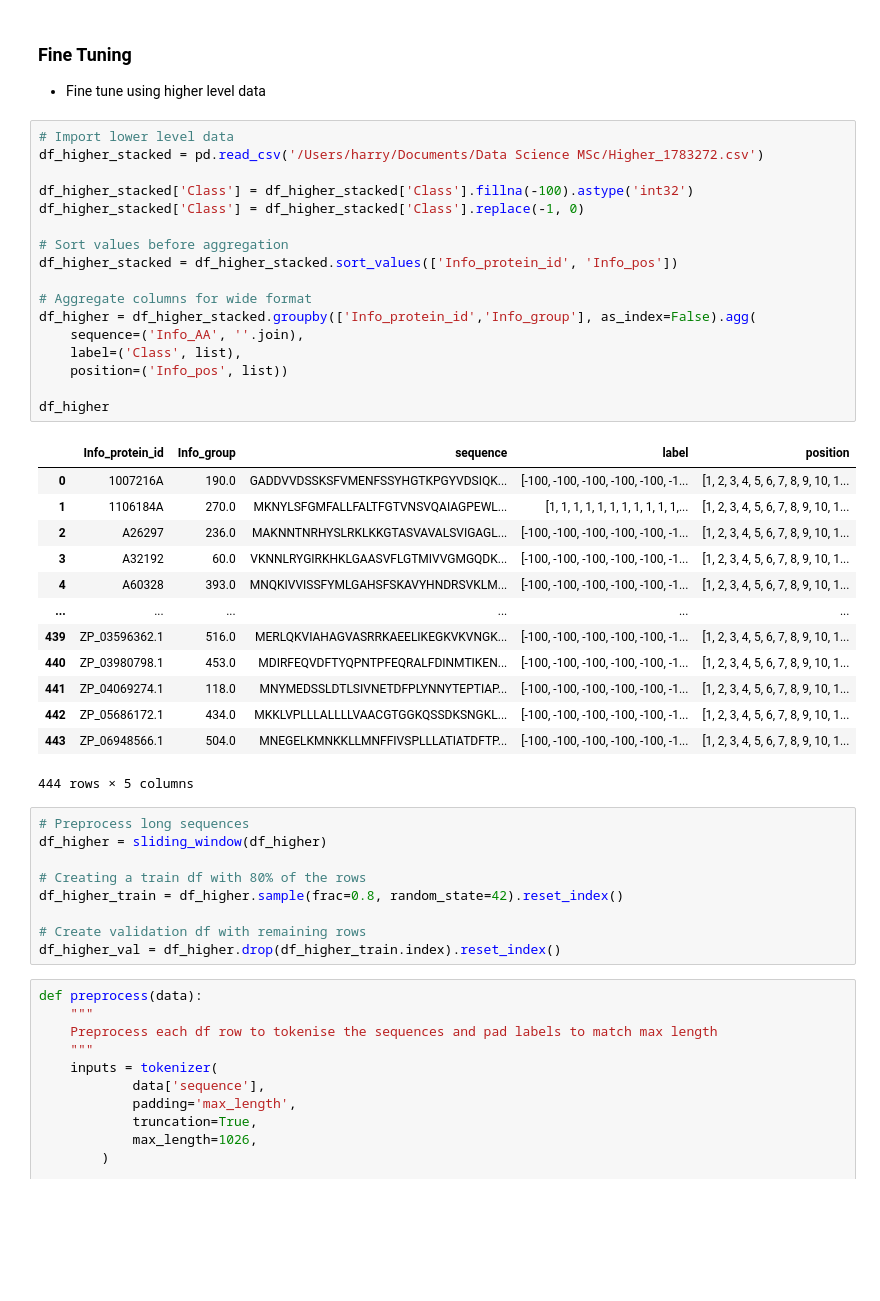
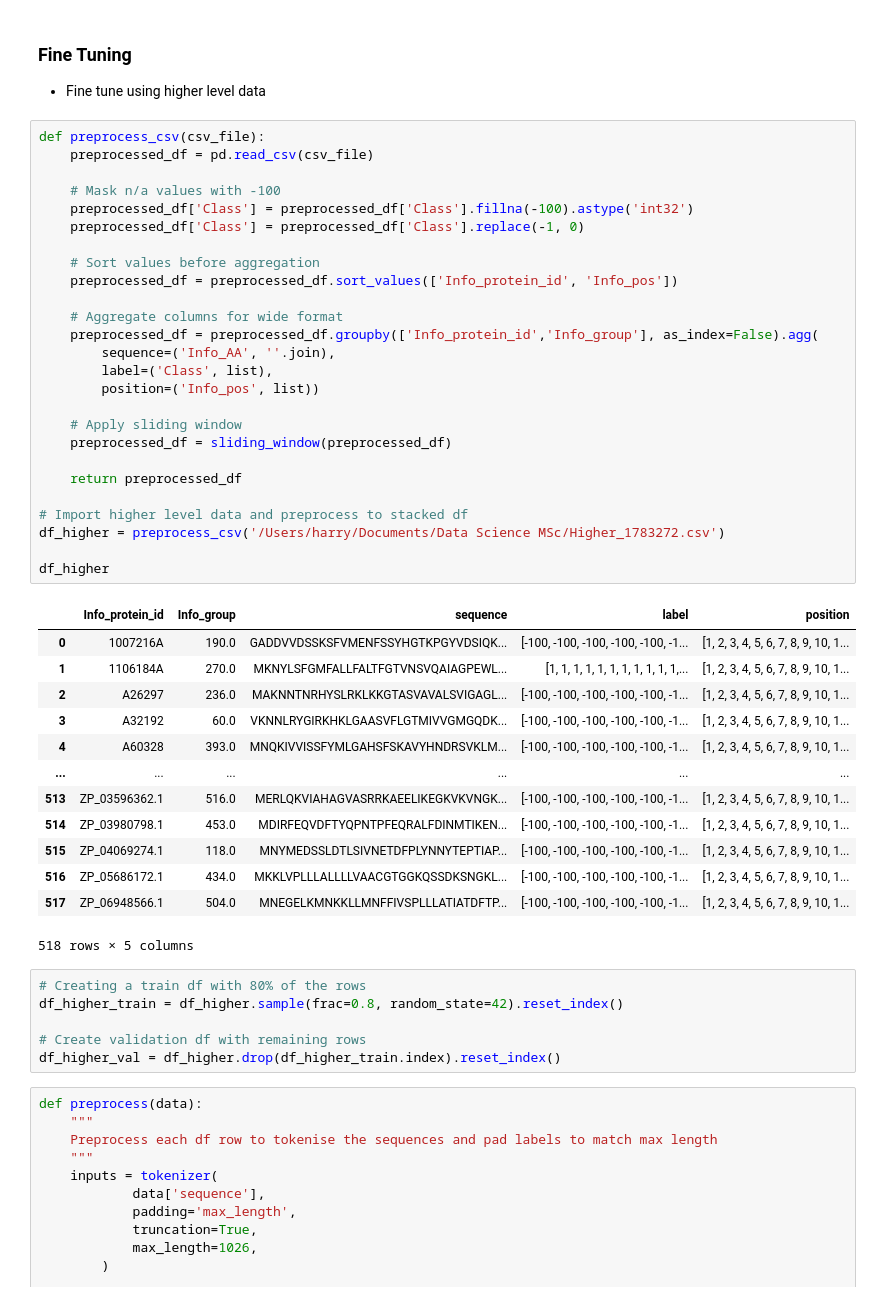
Before and after one commit to harryb257/MScProject, a Jupyter notebook: ESM2 finetune.ipynb, the cells around one changed output. Drawn from its saved outputs; the diff is of its cells as text; blank space fills up the shorter version.

```diff
--- a/ESM2 finetune.ipynb
+++ b/ESM2 finetune.ipynb
@@ -175,40 +177,46 @@ def sliding_window(df, window_size=1024, stride=512):
 
 - Fine tune using higher level data
 # %%
-# Import lower level data
-df_higher_stacked = pd.read_csv('/Users/harry/Documents/Data Science MSc/Higher_1783272.csv')
+def preprocess_csv(csv_file):
+    preprocessed_df = pd.read_csv(csv_file)
 
-df_higher_stacked['Class'] = df_higher_stacked['Class'].fillna(-100).astype('int32')
-df_higher_stacked['Class'] = df_higher_stacked['Class'].replace(-1, 0)
+    # Mask n/a values with -100
+    preprocessed_df['Class'] = preprocessed_df['Class'].fillna(-100).astype('int32')
+    preprocessed_df['Class'] = preprocessed_df['Class'].replace(-1, 0)
 
-# Sort values before aggregation
-df_higher_stacked = df_higher_stacked.sort_values(['Info_protein_id', 'Info_pos'])
+    # Sort values before aggregation
+    preprocessed_df = preprocessed_df.sort_values(['Info_protein_id', 'Info_pos'])
 
-# Aggregate columns for wide format
-df_higher = df_higher_stacked.groupby(['Info_protein_id','Info_group'], as_index=False).agg(
-    sequence=('Info_AA', ''.join),
-    label=('Class', list),
-    position=('Info_pos', list))
+    # Aggregate columns for wide format
+    preprocessed_df = preprocessed_df.groupby(['Info_protein_id','Info_group'], as_index=False).agg(
+        sequence=('Info_AA', ''.join),
+        label=('Class', list),
+        position=('Info_pos', list))
+
+    # Apply sliding window
+    preprocessed_df = sliding_window(preprocessed_df)
+
+    return preprocessed_df
+
+# Import higher level data and preprocess to stacked df
+df_higher = preprocess_csv('/Users/harry/Documents/Data Science MSc/Higher_1783272.csv')
 
 df_higher
 # %% [output]
 |  | Info_protein_id | Info_group | sequence | label | position |
 | 0 | 1007216A | 190.0 | GADDVVDSSKSFVMENFSSYHGTKPGYVDSIQK... | [-100, -100, -100, -100, -100, -1... | [1, 2, 3, 4, 5, 6, 7, 8, 9, 10, 1... |
 | 1 | 1106184A | 270.0 | MKNYLSFGMFALLFALTFGTVNSVQAIAGPEWL... | [1, 1, 1, 1, 1, 1, 1, 1, 1, 1, 1,... | [1, 2, 3, 4, 5, 6, 7, 8, 9, 10, 1... |
 | 2 | A26297 | 236.0 | MAKNNTNRHYSLRKLKKGTASVAVALSVIGAGL... | [-100, -100, -100, -100, -100, -1... | [1, 2, 3, 4, 5, 6, 7, 8, 9, 10, 1... |
 | 3 | A32192 | 60.0 | VKNNLRYGIRKHKLGAASVFLGTMIVVGMGQDK... | [-100, -100, -100, -100, -100, -1... | [1, 2, 3, 4, 5, 6, 7, 8, 9, 10, 1... |
 | 4 | A60328 | 393.0 | MNQKIVVISSFYMLGAHSFSKAVYHNDRSVKLM... | [-100, -100, -100, -100, -100, -1... | [1, 2, 3, 4, 5, 6, 7, 8, 9, 10, 1... |
 | ... | ... | ... | ... | ... | ... |
-| 439 | ZP_03596362.1 | 516.0 | MERLQKVIAHAGVASRRKAEELIKEGKVKVNGK... | [-100, -100, -100, -100, -100, -1... | [1, 2, 3, 4, 5, 6, 7, 8, 9, 10, 1... |
-| 440 | ZP_03980798.1 | 453.0 | MDIRFEQVDFTYQPNTPFEQRALFDINMTIKEN... | [-100, -100, -100, -100, -100, -1... | [1, 2, 3, 4, 5, 6, 7, 8, 9, 10, 1... |
-| 441 | ZP_04069274.1 | 118.0 | MNYMEDSSLDTLSIVNETDFPLYNNYTEPTIAP... | [-100, -100, -100, -100, -100, -1... | [1, 2, 3, 4, 5, 6, 7, 8, 9, 10, 1... |
-| 442 | ZP_05686172.1 | 434.0 | MKKLVPLLLALLLLVAACGTGGKQSSDKSNGKL... | [-100, -100, -100, -100, -100, -1... | [1, 2, 3, 4, 5, 6, 7, 8, 9, 10, 1... |
-| 443 | ZP_06948566.1 | 504.0 | MNEGELKMNKKLLMNFFIVSPLLLATIATDFTP... | [-100, -100, -100, -100, -100, -1... | [1, 2, 3, 4, 5, 6, 7, 8, 9, 10, 1... |
+| 513 | ZP_03596362.1 | 516.0 | MERLQKVIAHAGVASRRKAEELIKEGKVKVNGK... | [-100, -100, -100, -100, -100, -1... | [1, 2, 3, 4, 5, 6, 7, 8, 9, 10, 1... |
+| 514 | ZP_03980798.1 | 453.0 | MDIRFEQVDFTYQPNTPFEQRALFDINMTIKEN... | [-100, -100, -100, -100, -100, -1... | [1, 2, 3, 4, 5, 6, 7, 8, 9, 10, 1... |
+| 515 | ZP_04069274.1 | 118.0 | MNYMEDSSLDTLSIVNETDFPLYNNYTEPTIAP... | [-100, -100, -100, -100, -100, -1... | [1, 2, 3, 4, 5, 6, 7, 8, 9, 10, 1... |
+| 516 | ZP_05686172.1 | 434.0 | MKKLVPLLLALLLLVAACGTGGKQSSDKSNGKL... | [-100, -100, -100, -100, -100, -1... | [1, 2, 3, 4, 5, 6, 7, 8, 9, 10, 1... |
+| 517 | ZP_06948566.1 | 504.0 | MNEGELKMNKKLLMNFFIVSPLLLATIATDFTP... | [-100, -100, -100, -100, -100, -1... | [1, 2, 3, 4, 5, 6, 7, 8, 9, 10, 1... |
-444 rows × 5 columns
+518 rows × 5 columns
 # %%
-# Preprocess long sequences
-df_higher = sliding_window(df_higher)
-
 # Creating a train df with 80% of the rows
 df_higher_train = df_higher.sample(frac=0.8, random_state=42).reset_index()
 
```
Also changed, not shown: parts of 20 cells of this notebook.
